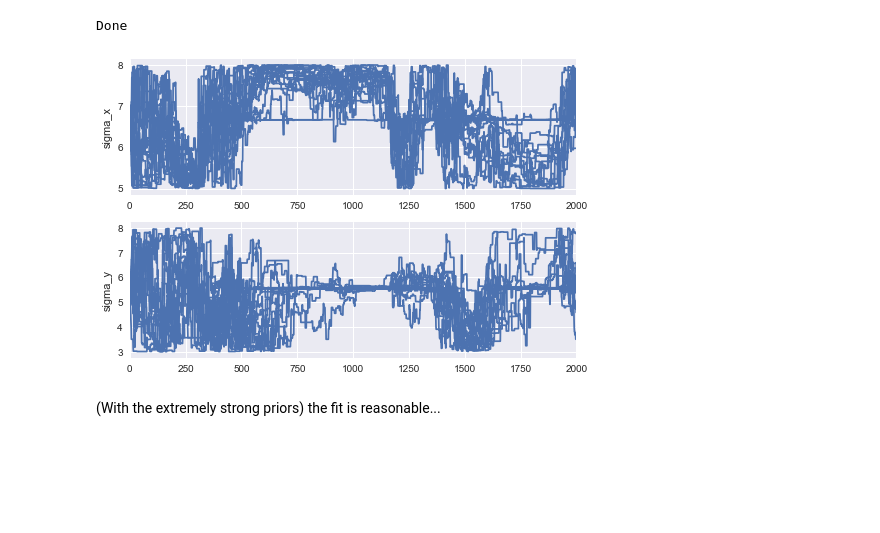
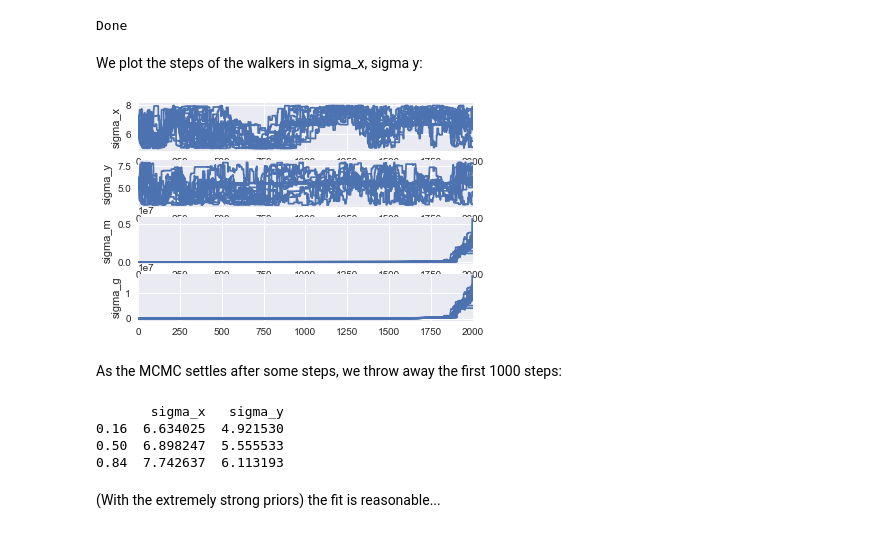
Before and after one commit to phys201/params_MOT, a Jupyter notebook: model_MOT.ipynb, the cells around one changed output. Saved outputs shown, nothing was run; the diff lists cells and outputs as text; code cells hidden in the pictures; blank space fills up the shorter version.

```diff
--- a/model_MOT.ipynb
+++ b/model_MOT.ipynb
@@ -130,18 +131,25 @@ initial_guess = [25, 25, 400, 6.6667, 5.5556, 100, 20, 20] # from HBL figure 1 a
 emcce_sample = pm.sampler(model_data, 8, 50, 2000,image_size,initial_guess)
 # %% [output]
 Done
+# %% [markdown]
+We plot the steps of the walkers in sigma_x, sigma y:
 # %%
-fig, (ax_sigma_x, ax_sigma_y) = plt.subplots(2)
+fig, (ax_sigma_x, ax_sigma_y, ax_sigma_m, ax_sigma_g) = plt.subplots(4)
 ax_sigma_x.set(ylabel='sigma_x')
 ax_sigma_y.set(ylabel='sigma_y')
+ax_sigma_m.set(ylabel='sigma_m')
+ax_sigma_g.set(ylabel='sigma_g')
 
 for i in range(20):
     sns.tsplot(emcce_sample.chain[i,:,3], ax=ax_sigma_x)
     sns.tsplot(emcce_sample.chain[i,:,4], ax=ax_sigma_y)
+    sns.tsplot(emcce_sample.chain[i,:,6], ax=ax_sigma_m)
+    sns.tsplot(emcce_sample.chain[i,:,7], ax=ax_sigma_g)
 # %% [output]
-[figure, old version]
+[figure, new version]
+# %% [markdown]
+As the MCMC settles after some steps, we throw away the first 1000 steps:
 # %%
-# Throw away first 1000 steps
 ndim = 8
 
 samples = emcce_sample.chain[:,1000:,:]
@@ -150,5 +158,12 @@ traces = samples.reshape(-1, ndim).T
 parameter_samples = pd.DataFrame({'sigma_x': traces[3], 'sigma_y': traces[4]})
 
 q = parameter_samples.quantile([0.16,0.50,0.84], axis=0)
-sigma_x = q['sigma_x'][0.50]a
+sigma_x = q['sigma_x'][0.50]
 sigma_y = q['sigma_y'][0.50]
+
+print(q)
+# %% [output]
+       sigma_x   sigma_y
+0.16  6.634025  4.921530
+0.50  6.898247  5.555533
+0.84  7.742637  6.113193
```
Also changed, not shown: parts of 7 cells of this notebook, 1 other file.
